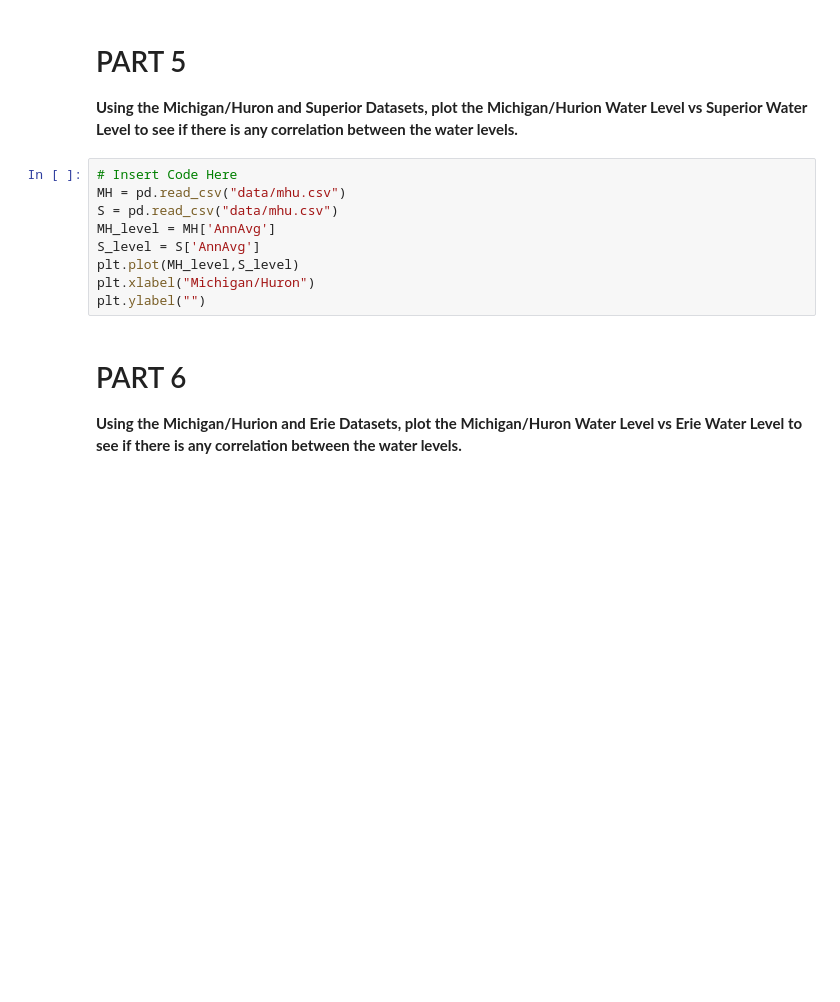
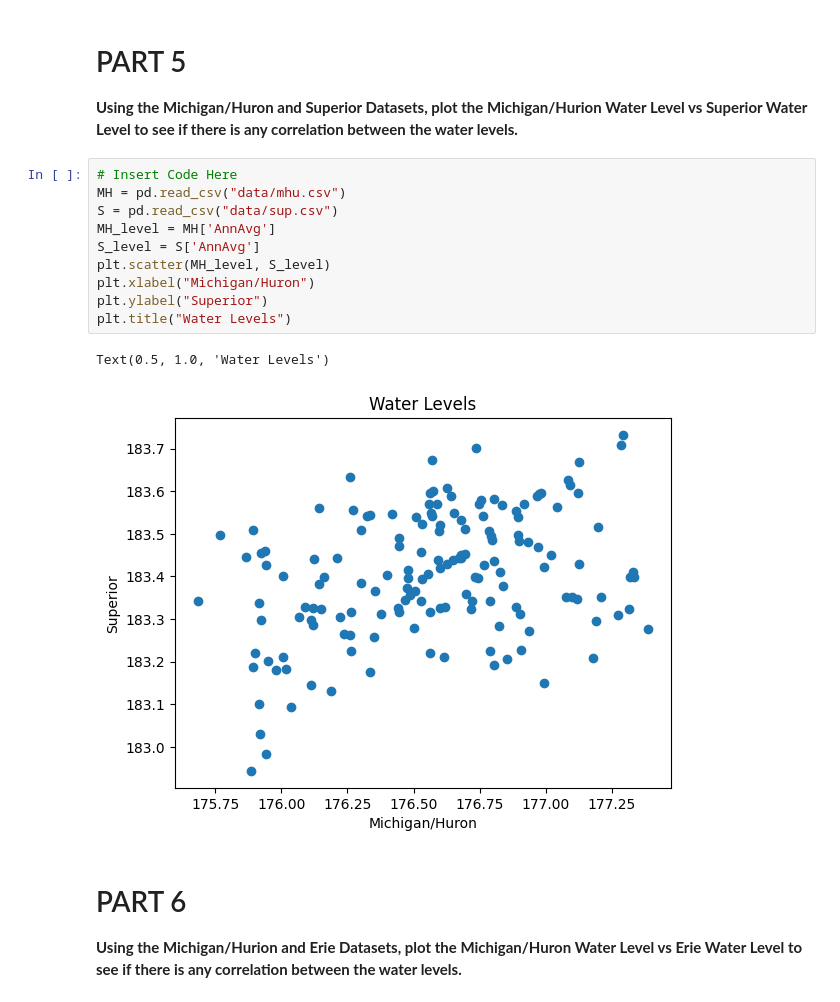
Before and after one commit to allarde2/CMSE202_Git_Started, a Jupyter notebook: Great_Lakes_and_Grand_River.ipynb, the cells around one changed output. Drawn from its saved outputs; the diff is of its cells as text; blank space fills up the shorter version.

```diff
--- a/Great_Lakes_and_Grand_River.ipynb
+++ b/Great_Lakes_and_Grand_River.ipynb
@@ -55,12 +55,16 @@ This notebook **might look very familiar!** It is based off a CMSE 201 assignmen
 # %%
 # Insert Code Here
 MH = pd.read_csv("data/mhu.csv")
-S = pd.read_csv("data/mhu.csv")
+S = pd.read_csv("data/sup.csv")
 MH_level = MH['AnnAvg']
 S_level = S['AnnAvg']
-plt.plot(MH_level,S_level)
+plt.scatter(MH_level, S_level)
 plt.xlabel("Michigan/Huron")
-plt.ylabel("")
+plt.ylabel("Superior")
+plt.title("Water Levels")
+# %% [output]
+Text(0.5, 1.0, 'Water Levels')
+[figure, added]
 # %% [markdown]
 # PART 6
 
```
